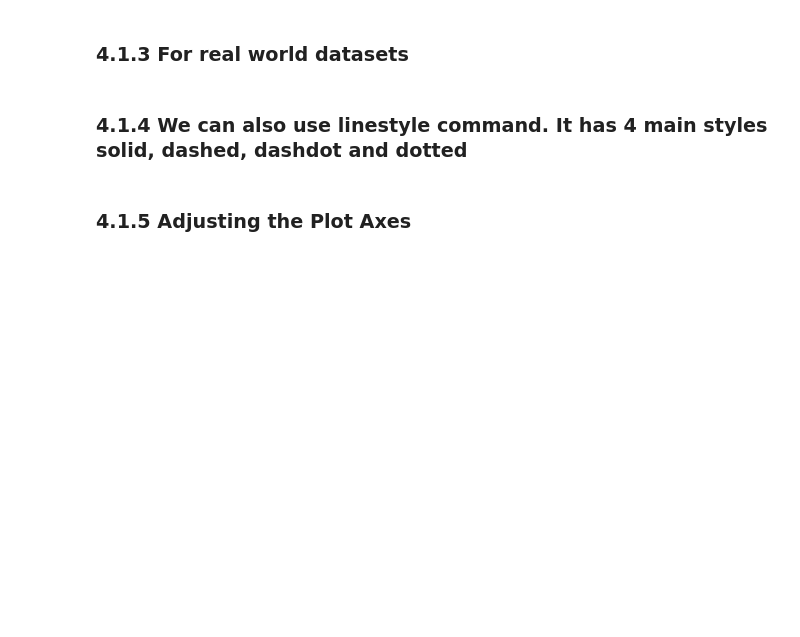
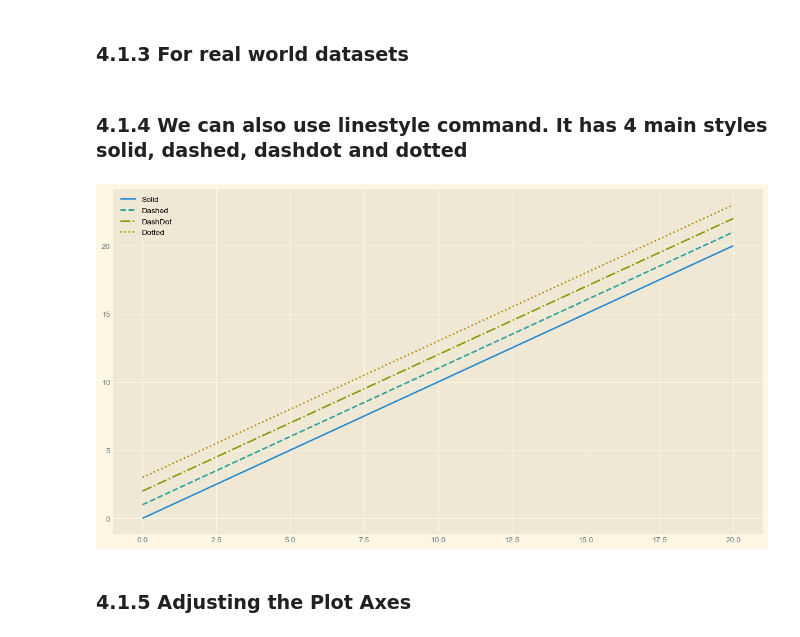
Before and after one commit to abhinav2805-ux/Data-Science, a Jupyter notebook: Data Analysis with python/Matplotlib in one video/matplotlib.ipynb, the cells around one changed output. Saved outputs shown, nothing was run; the diff lists cells and outputs as text; code cells hidden in the pictures; blank space fills up the shorter version.

```diff
--- a/Data Analysis with python/Matplotlib in one video/matplotlib.ipynb
+++ b/Data Analysis with python/Matplotlib in one video/matplotlib.ipynb
@@ -125,4 +161,26 @@ Image('Sine & Cosine.png')
+# %%
+plt.figure(figsize = (15,5))
+plt.style.use('Solarize_Light2')
+
+plt.plot(target[:200], color = 'blue', linewidth = 1)
+
+plt.show()
 # %% [markdown]
 ### 4.1.4 We can also use linestyle command. It has 4 main styles solid, dashed, dashdot and dotted
+# %%
+x = np.linspace(0, 20, 21, dtype = 'int')
+
+plt.figure(figsize = (15,8))
+
+plt.plot(x, x + 0, linestyle = 'solid'  , label = 'Solid')
+plt.plot(x, x + 1, linestyle = 'dashed' , label = 'Dashed')
+plt.plot(x, x + 2, linestyle = 'dashdot', label = 'DashDot')
+plt.plot(x, x + 3, linestyle = 'dotted' , label = 'Dotted')
+
+plt.legend(loc = 'upper left')
+
+plt.show()
+# %% [output]
+[figure, added]
 # %% [markdown]
 ### 4.1.5 Adjusting the Plot Axes
```
Also changed, not shown: parts of 15 cells of this notebook.
